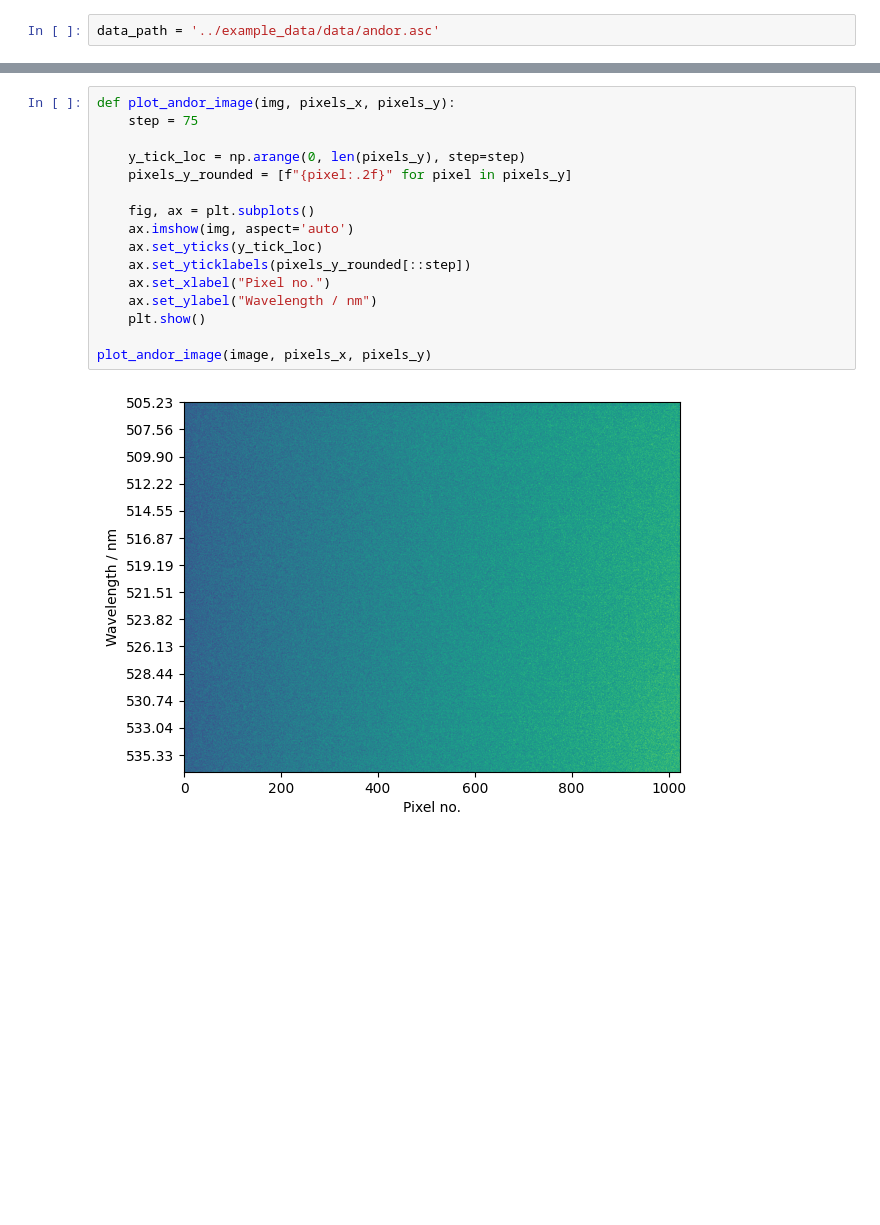
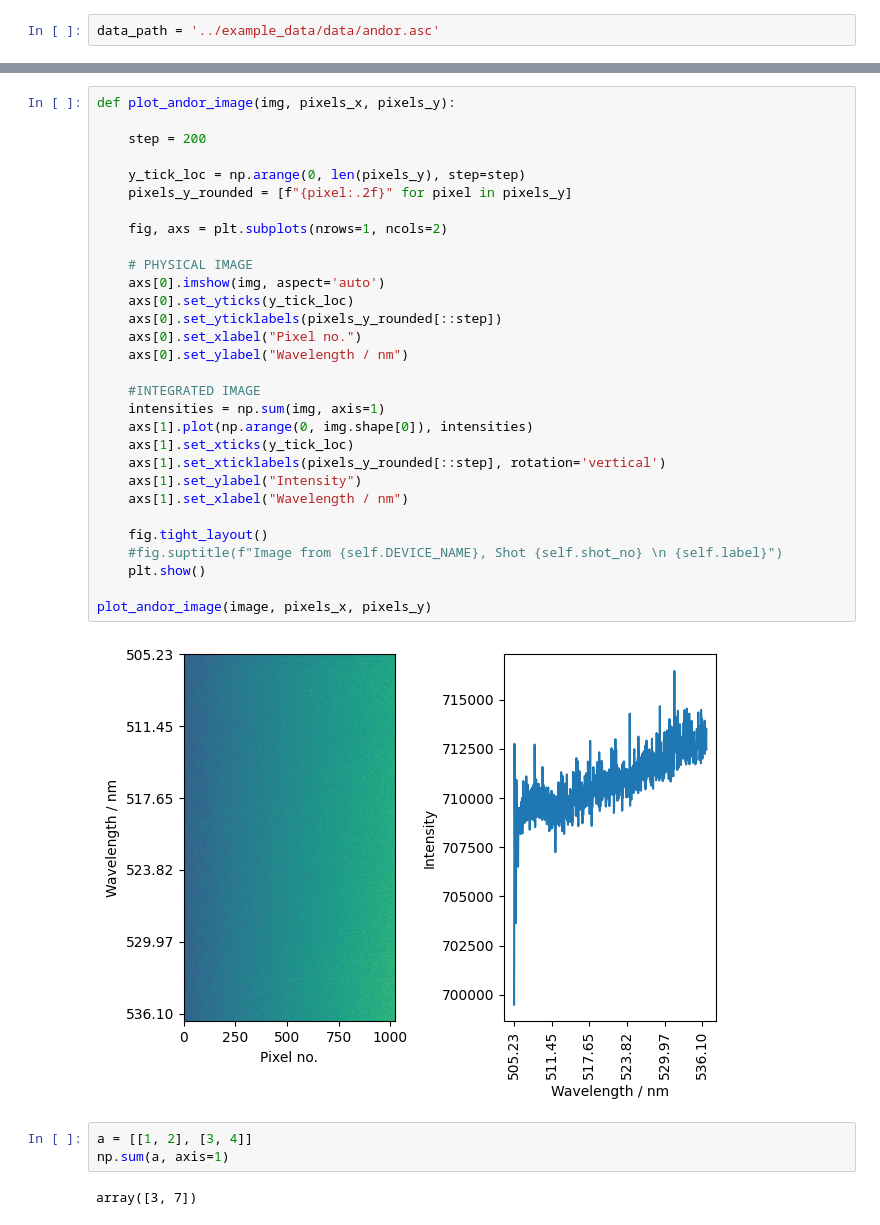
Before and after one commit to padishah115/fireball_onlineTF, a Jupyter notebook: devices_demos/andor_photo.ipynb, the cells around one changed output, grey strips where cells are left out. Cells and saved outputs as stored; diff of their text form; blank space fills up the shorter version.

Commit message:
integrated andor plotting/loading code

```diff
--- a/devices_demos/andor_photo.ipynb
+++ b/devices_demos/andor_photo.ipynb
@@ -41,18 +32,37 @@ image, pixels_x, pixels_y = _load_ANDOR_image(data_path)
 # %%
 def plot_andor_image(img, pixels_x, pixels_y):
-    step = 75
+
+    step = 200
 
     y_tick_loc = np.arange(0, len(pixels_y), step=step)
     pixels_y_rounded = [f"{pixel:.2f}" for pixel in pixels_y]
 
-    fig, ax = plt.subplots()
-    ax.imshow(img, aspect='auto')
-    ax.set_yticks(y_tick_loc)
-    ax.set_yticklabels(pixels_y_rounded[::step])
-    ax.set_xlabel("Pixel no.")
-    ax.set_ylabel("Wavelength / nm")
+    fig, axs = plt.subplots(nrows=1, ncols=2)
+
+    # PHYSICAL IMAGE
+    axs[0].imshow(img, aspect='auto')
+    axs[0].set_yticks(y_tick_loc)
+    axs[0].set_yticklabels(pixels_y_rounded[::step])
+    axs[0].set_xlabel("Pixel no.")
+    axs[0].set_ylabel("Wavelength / nm")
+
+    #INTEGRATED IMAGE
+    intensities = np.sum(img, axis=1)
+    axs[1].plot(np.arange(0, img.shape[0]), intensities)
+    axs[1].set_xticks(y_tick_loc)
+    axs[1].set_xticklabels(pixels_y_rounded[::step], rotation='vertical')
+    axs[1].set_ylabel("Intensity")
+    axs[1].set_xlabel("Wavelength / nm")
+
+    fig.tight_layout()
+    #fig.suptitle(f"Image from {self.DEVICE_NAME}, Shot {self.shot_no} \n {self.label}")
     plt.show()
 
 plot_andor_image(image, pixels_x, pixels_y)
 # %% [output]
-[figure, old version]
+[figure, new version]
+# %%
+a = [[1, 2], [3, 4]]
+np.sum(a, axis=1)
+# %% [output]
+array([3, 7])
```
Also changed, not shown: parts of 1 cell of this notebook, 3 other files.
